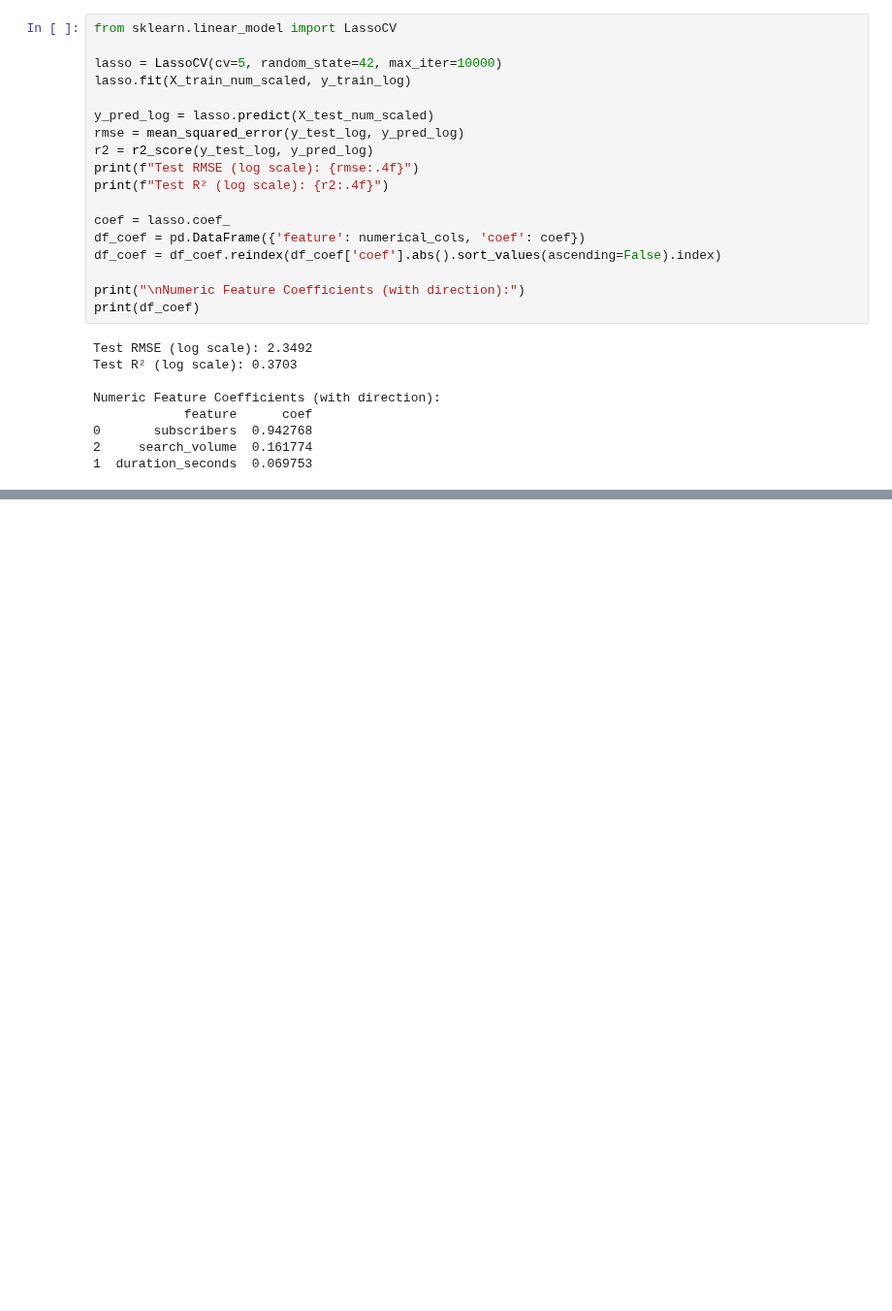
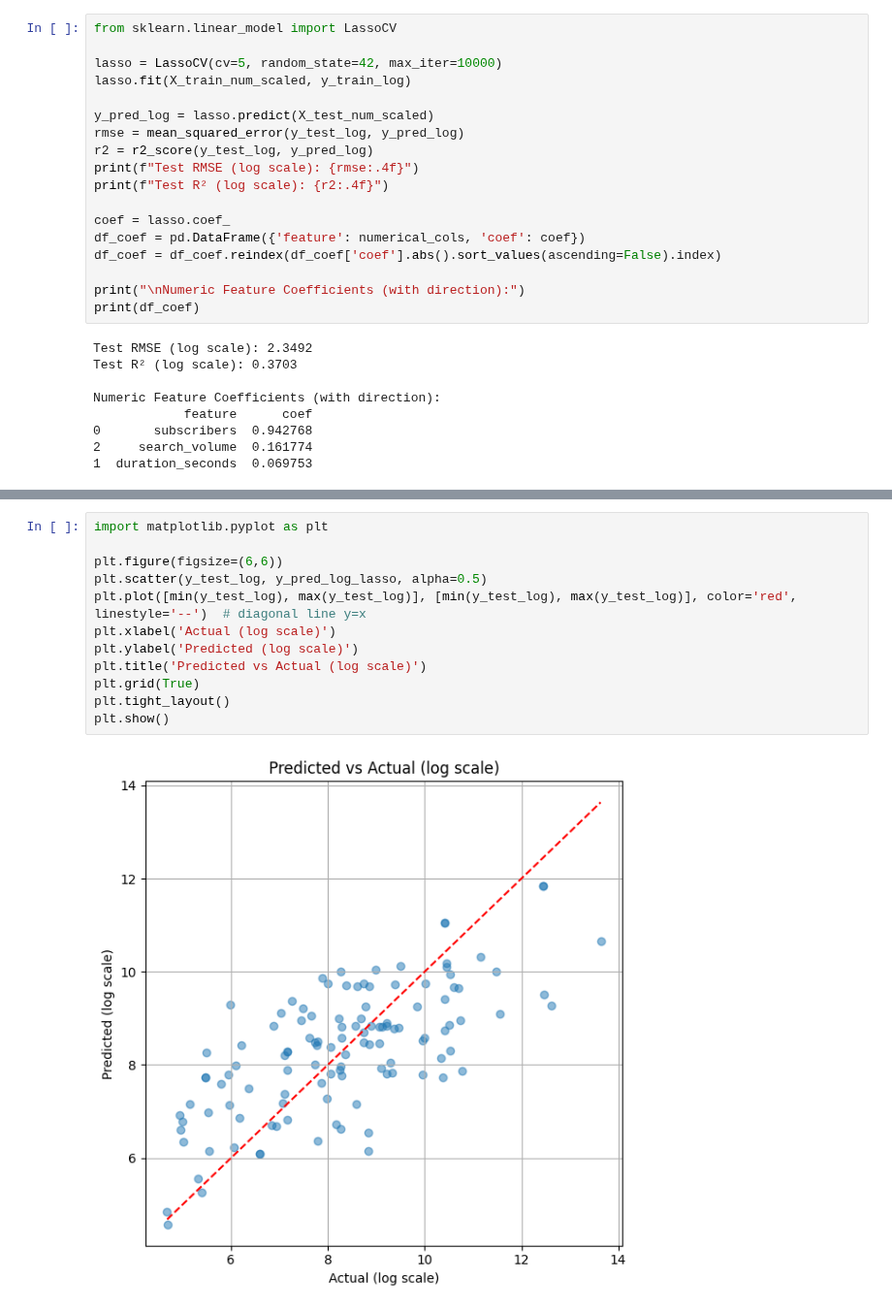
Before and after one commit to siemvo/YoutubeAPI_Search_Research, a Jupyter notebook: MachineLearning.ipynb, the cells around one changed output, grey strips where cells are left out. Shown at 97% size. Drawn from its saved outputs; the diff is of its cells as text; blank space fills up the shorter version.

Commit message:
Improved LASSO

```diff
--- a/MachineLearning.ipynb
+++ b/MachineLearning.ipynb
@@ -363,0 +348,14 @@ Test R² (log scale): 0.4857
+# %%
+import matplotlib.pyplot as plt
+
+plt.figure(figsize=(6,6))
+plt.scatter(y_test_log, y_pred_log_lasso, alpha=0.5)
+plt.plot([min(y_test_log), max(y_test_log)], [min(y_test_log), max(y_test_log)], color='red', linestyle='--')  # diagonal line y=x
+plt.xlabel('Actual (log scale)')
+plt.ylabel('Predicted (log scale)')
+plt.title('Predicted vs Actual (log scale)')
+plt.grid(True)
+plt.tight_layout()
+plt.show()
+# %% [output]
+[figure, added]
```
Also changed, not shown: parts of 3 cells of this notebook.
